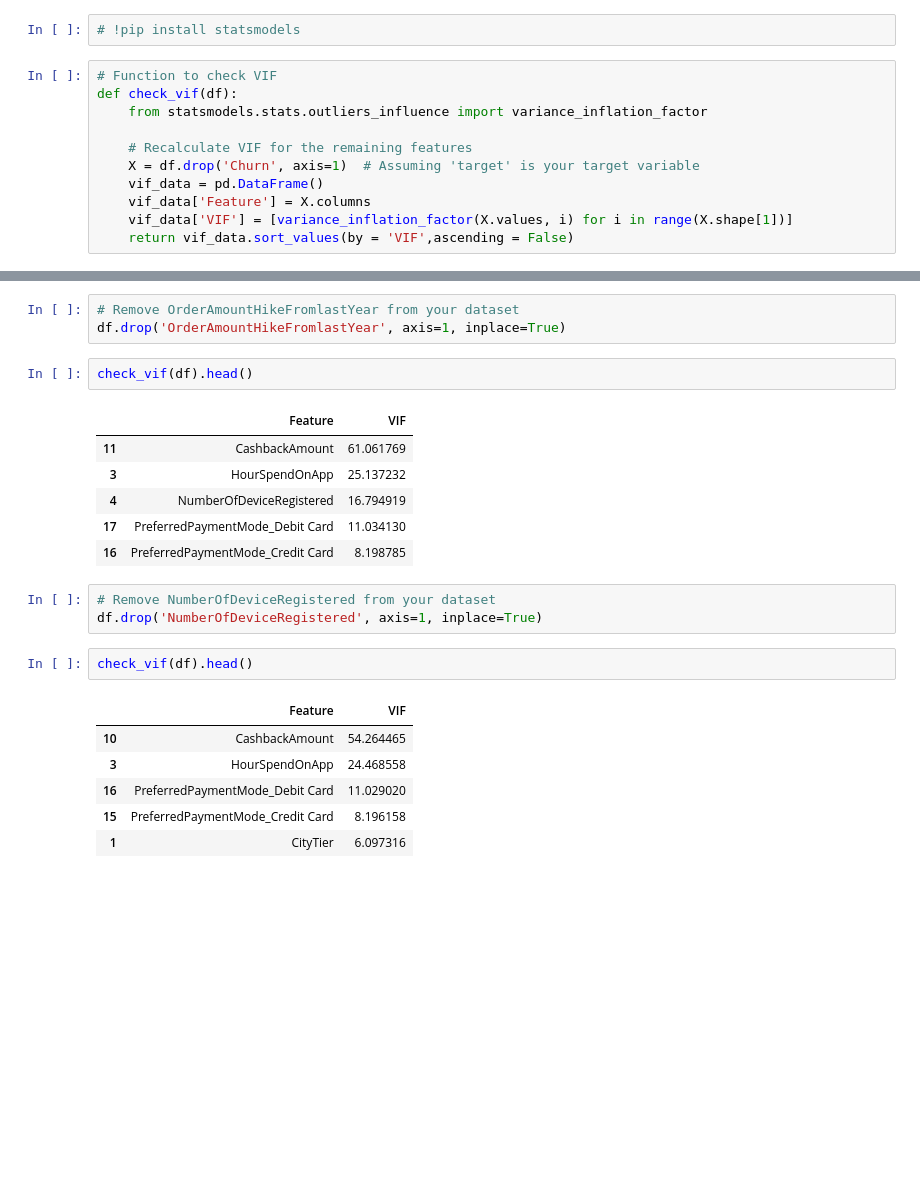
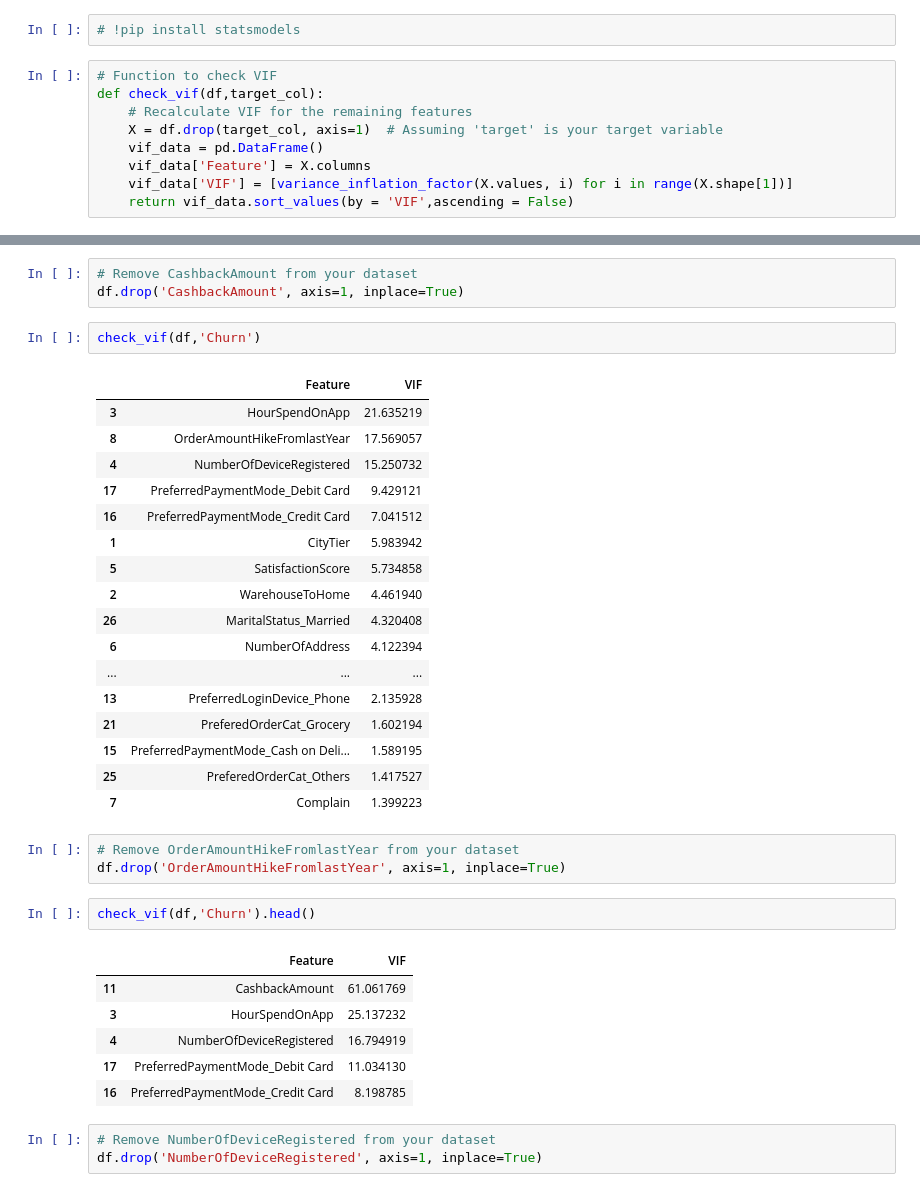
Before and after one commit to aktrikx/mp_cp_ak, a Jupyter notebook: churn_prediction.ipynb, the cells around one changed output, grey strips where cells are left out. Saved outputs shown, nothing was run; the diff lists cells and outputs as text; blank space fills up the shorter version.

```diff
--- a/churn_prediction.ipynb
+++ b/churn_prediction.ipynb
@@ -219,11 +244,9 @@ df.head()
 # !pip install statsmodels
 # %%
 # Function to check VIF
-def check_vif(df):
-    from statsmodels.stats.outliers_influence import variance_inflation_factor
-
+def check_vif(df,target_col):
     # Recalculate VIF for the remaining features
-    X = df.drop('Churn', axis=1)  # Assuming 'target' is your target variable
+    X = df.drop(target_col, axis=1)  # Assuming 'target' is your target variable
     vif_data = pd.DataFrame()
     vif_data['Feature'] = X.columns
     vif_data['VIF'] = [variance_inflation_factor(X.values, i) for i in range(X.shape[1])]
@@ -249,26 +272,40 @@ check_vif(df)
 | 16 | PreferredPaymentMode_Cash on Deli... | 1.723991 |
 | 7 | Complain | 1.406193 |
 # %%
-# Remove OrderAmountHikeFromlastYear from your dataset
-df.drop('OrderAmountHikeFromlastYear', axis=1, inplace=True)
+# Remove CashbackAmount from your dataset
+df.drop('CashbackAmount', axis=1, inplace=True)
 # %%
-check_vif(df).head()
+check_vif(df,'Churn')
 # %% [output]
 |  | Feature | VIF |
-| 11 | CashbackAmount | 61.061769 |
-| 3 | HourSpendOnApp | 25.137232 |
-| 4 | NumberOfDeviceRegistered | 16.794919 |
-| 17 | PreferredPaymentMode_Debit Card | 11.034130 |
-| 16 | PreferredPaymentMode_Credit Card | 8.198785 |
+| 3 | HourSpendOnApp | 21.635219 |
+| 8 | OrderAmountHikeFromlastYear | 17.569057 |
+| 4 | NumberOfDeviceRegistered | 15.250732 |
+| 17 | PreferredPaymentMode_Debit Card | 9.429121 |
+| 16 | PreferredPaymentMode_Credit Card | 7.041512 |
+| 1 | CityTier | 5.983942 |
+| 5 | SatisfactionScore | 5.734858 |
+| 2 | WarehouseToHome | 4.461940 |
+| 26 | MaritalStatus_Married | 4.320408 |
+| 6 | NumberOfAddress | 4.122394 |
+| ... | ... | ... |
+| 13 | PreferredLoginDevice_Phone | 2.135928 |
+| 21 | PreferedOrderCat_Grocery | 1.602194 |
+| 15 | PreferredPaymentMode_Cash on Deli... | 1.589195 |
+| 25 | PreferedOrderCat_Others | 1.417527 |
+| 7 | Complain | 1.399223 |
 # %%
-# Remove NumberOfDeviceRegistered from your dataset
-df.drop('NumberOfDeviceRegistered', axis=1, inplace=True)
+# Remove OrderAmountHikeFromlastYear from your dataset
+df.drop('OrderAmountHikeFromlastYear', axis=1, inplace=True)
 # %%
-check_vif(df).head()
+check_vif(df,'Churn').head()
 # %% [output]
 |  | Feature | VIF |
-| 10 | CashbackAmount | 54.264465 |
-| 3 | HourSpendOnApp | 24.468558 |
-| 16 | PreferredPaymentMode_Debit Card | 11.029020 |
-| 15 | PreferredPaymentMode_Credit Card | 8.196158 |
-| 1 | CityTier | 6.097316 |
+| 11 | CashbackAmount | 61.061769 |
+| 3 | HourSpendOnApp | 25.137232 |
+| 4 | NumberOfDeviceRegistered | 16.794919 |
+| 17 | PreferredPaymentMode_Debit Card | 11.034130 |
+| 16 | PreferredPaymentMode_Credit Card | 8.198785 |
+# %%
+# Remove NumberOfDeviceRegistered from your dataset
+df.drop('NumberOfDeviceRegistered', axis=1, inplace=True)
```
Also changed, not shown: parts of 28 cells of this notebook.
